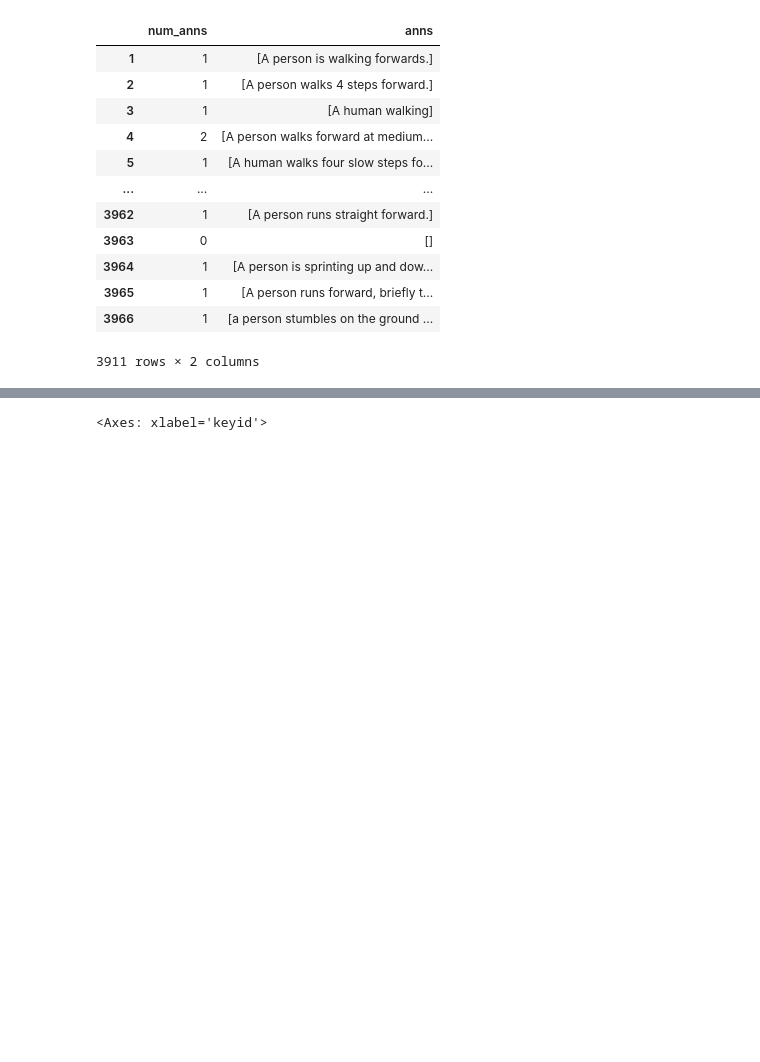
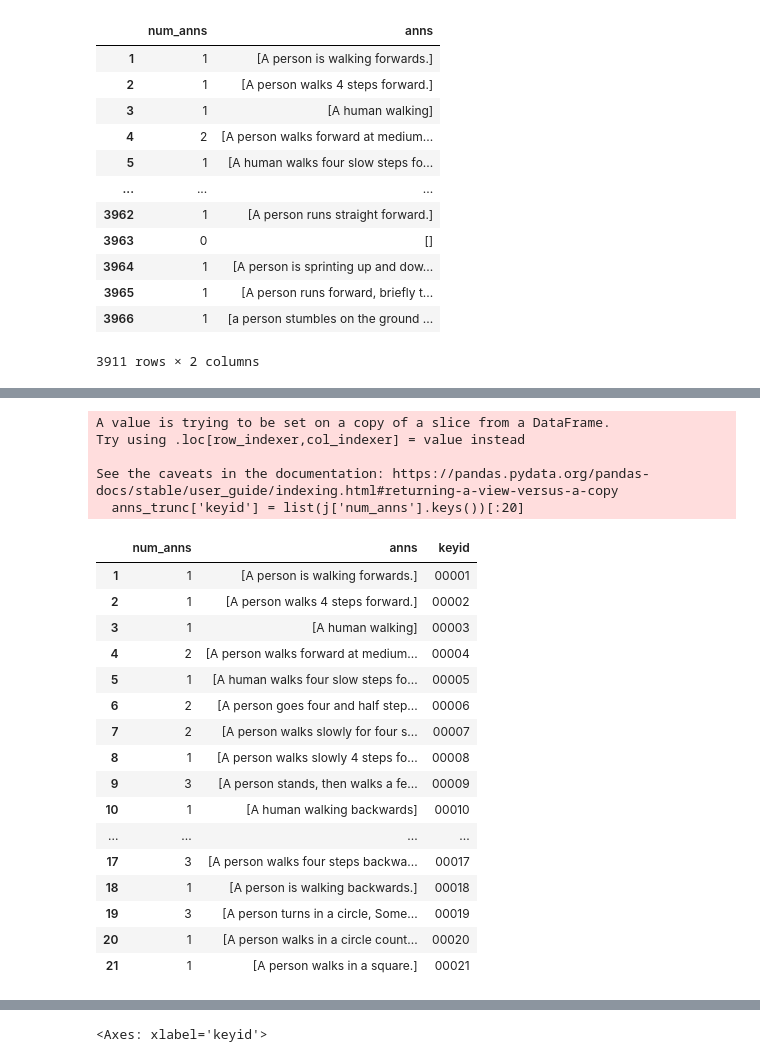
Before and after one commit to carjun/asymov, a Jupyter notebook: sccl/trial_notebook.ipynb, the cells around one changed output, grey strips where cells are left out. Cells and saved outputs as stored; diff of their text form; code cells hidden in the pictures; blank space fills up the shorter version.

```diff
--- a/sccl/trial_notebook.ipynb
+++ b/sccl/trial_notebook.ipynb
@@ -27,2 +63,29 @@ with open('data/anns.json', 'rb') as f:
+# %%
+anns_trunc = anns[:20]
+anns_trunc['keyid'] = list(j['num_anns'].keys())[:20]
+anns_trunc
+# %% [output]
+A value is trying to be set on a copy of a slice from a DataFrame.
+Try using .loc[row_indexer,col_indexer] = value instead
+
+See the caveats in the documentation: https://pandas.pydata.org/pandas-docs/stable/user_guide/indexing.html#returning-a-view-versus-a-copy
+  anns_trunc['keyid'] = list(j['num_anns'].keys())[:20]
+|  | num_anns | anns | keyid |
+| 1 | 1 | [A person is walking forwards.] | 00001 |
+| 2 | 1 | [A person walks 4 steps forward.] | 00002 |
+| 3 | 1 | [A human walking] | 00003 |
+| 4 | 2 | [A person walks forward at medium... | 00004 |
+| 5 | 1 | [A human walks four slow steps fo... | 00005 |
+| 6 | 2 | [A person goes four and half step... | 00006 |
+| 7 | 2 | [A person walks slowly for four s... | 00007 |
+| 8 | 1 | [A person walks slowly 4 steps fo... | 00008 |
+| 9 | 3 | [A person stands, then walks a fe... | 00009 |
+| 10 | 1 | [A human walking backwards] | 00010 |
+| ... | ... | ... | ... |
+| 17 | 3 | [A person walks four steps backwa... | 00017 |
+| 18 | 1 | [A person is walking backwards.] | 00018 |
+| 19 | 3 | [A person turns in a circle, Some... | 00019 |
+| 20 | 1 | [A person walks in a circle count... | 00020 |
+| 21 | 1 | [A person walks in a square.] | 00021 |
 # %%
 anns['keyid'] = j['num_anns'].keys()
```
Also changed, not shown: parts of 27 cells of this notebook, 6 other files.
